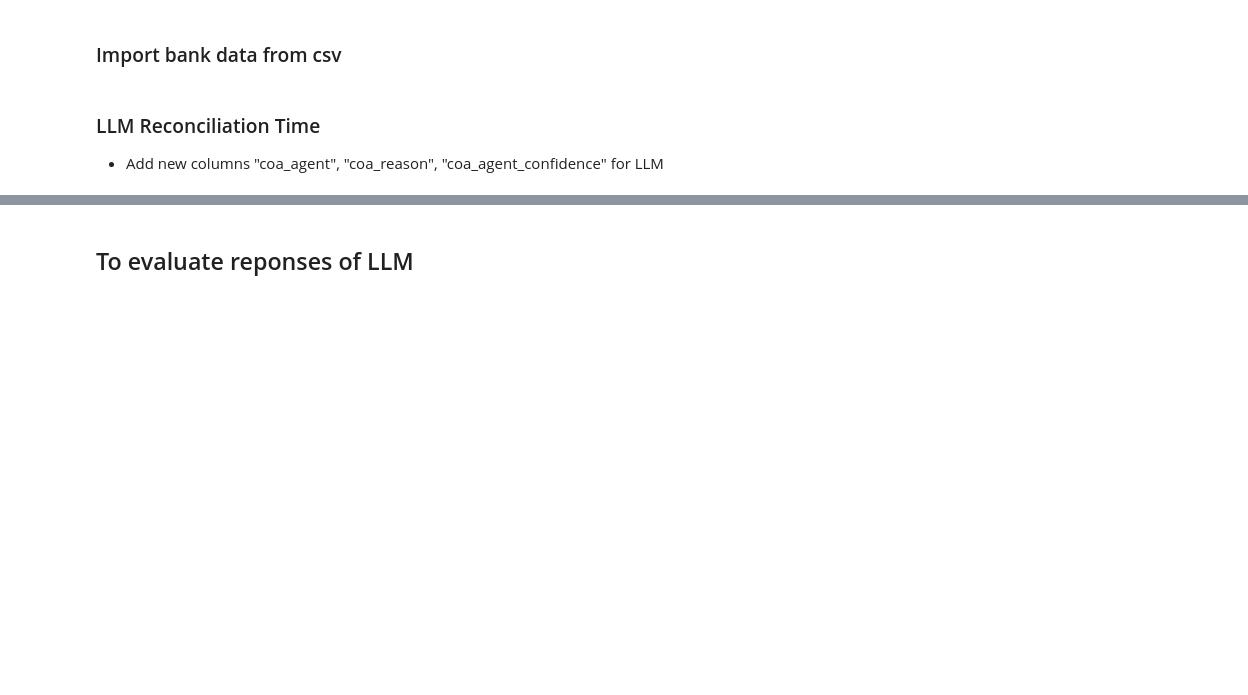
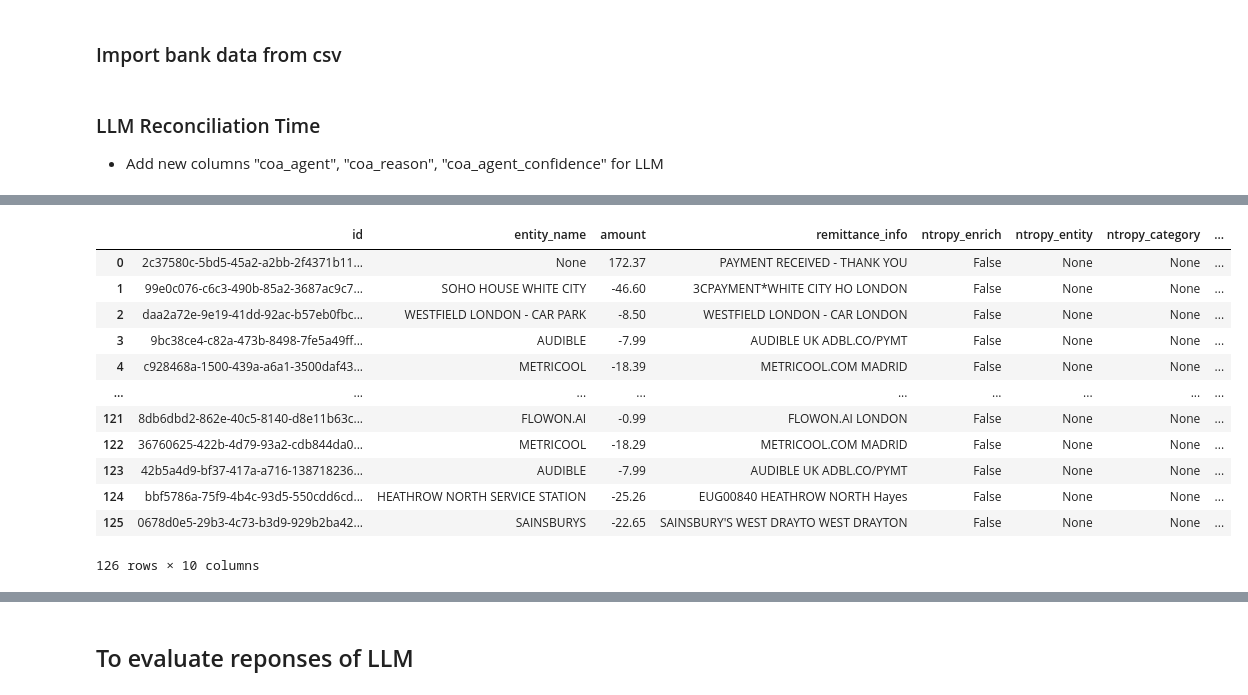
Before and after one commit to miali88/bankstream.io, a Jupyter notebook: backend/dev_query_data.ipynb, the cells around one changed output, grey strips where cells are left out. Cells and saved outputs as stored; diff of their text form; code cells hidden in the pictures; blank space fills up the shorter version.

```diff
--- a/backend/dev_query_data.ipynb
+++ b/backend/dev_query_data.ipynb
@@ -313,0 +535,16 @@ print(result_df)
+# %%
+df_reconciled
+# %% [output]
+|  | id | entity_name | amount | remittance_info | ntropy_enrich | ntropy_entity | ntropy_category | ... |
+| 0 | 2c37580c-5bd5-45a2-a2bb-2f4371b11... | None | 172.37 | PAYMENT RECEIVED - THANK YOU | False | None | None | ... |
+| 1 | 99e0c076-c6c3-490b-85a2-3687ac9c7... | SOHO HOUSE WHITE CITY | -46.60 | 3CPAYMENT*WHITE CITY HO LONDON | False | None | None | ... |
+| 2 | daa2a72e-9e19-41dd-92ac-b57eb0fbc... | WESTFIELD LONDON - CAR PARK | -8.50 | WESTFIELD LONDON - CAR LONDON | False | None | None | ... |
+| 3 | 9bc38ce4-c82a-473b-8498-7fe5a49ff... | AUDIBLE | -7.99 | AUDIBLE UK ADBL.CO/PYMT | False | None | None | ... |
+| 4 | c928468a-1500-439a-a6a1-3500daf43... | METRICOOL | -18.39 | METRICOOL.COM MADRID | False | None | None | ... |
+| ... | ... | ... | ... | ... | ... | ... | ... | ... |
+| 121 | 8db6dbd2-862e-40c5-8140-d8e11b63c... | FLOWON.AI | -0.99 | FLOWON.AI LONDON | False | None | None | ... |
+| 122 | 36760625-422b-4d79-93a2-cdb844da0... | METRICOOL | -18.29 | METRICOOL.COM MADRID | False | None | None | ... |
+| 123 | 42b5a4d9-bf37-417a-a716-138718236... | AUDIBLE | -7.99 | AUDIBLE UK ADBL.CO/PYMT | False | None | None | ... |
+| 124 | bbf5786a-75f9-4b4c-93d5-550cdd6cd... | HEATHROW NORTH SERVICE STATION | -25.26 | EUG00840 HEATHROW NORTH Hayes | False | None | None | ... |
+| 125 | 0678d0e5-29b3-4c73-b3d9-929b2ba42... | SAINSBURYS | -22.65 | SAINSBURY'S WEST DRAYTO WEST DRAYTON | False | None | None | ... |
+126 rows × 10 columns
```
Also changed, not shown: parts of 9 cells of this notebook, 3 other files.
